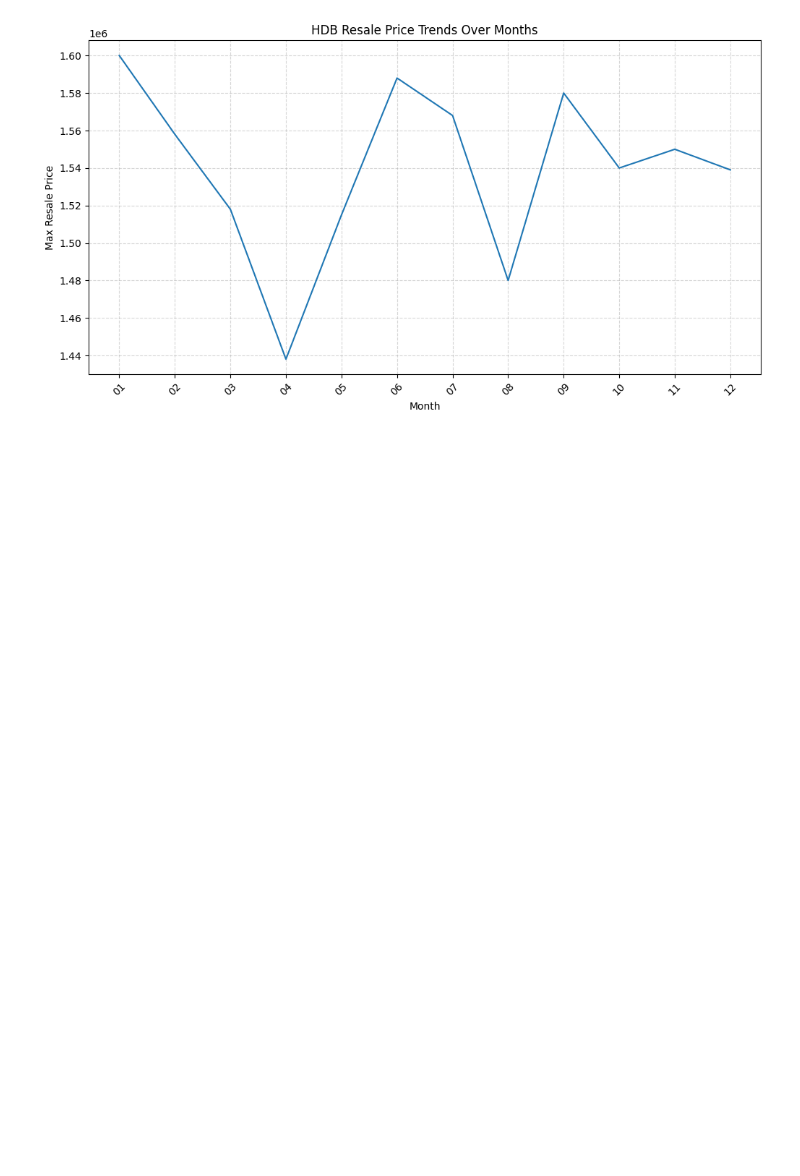
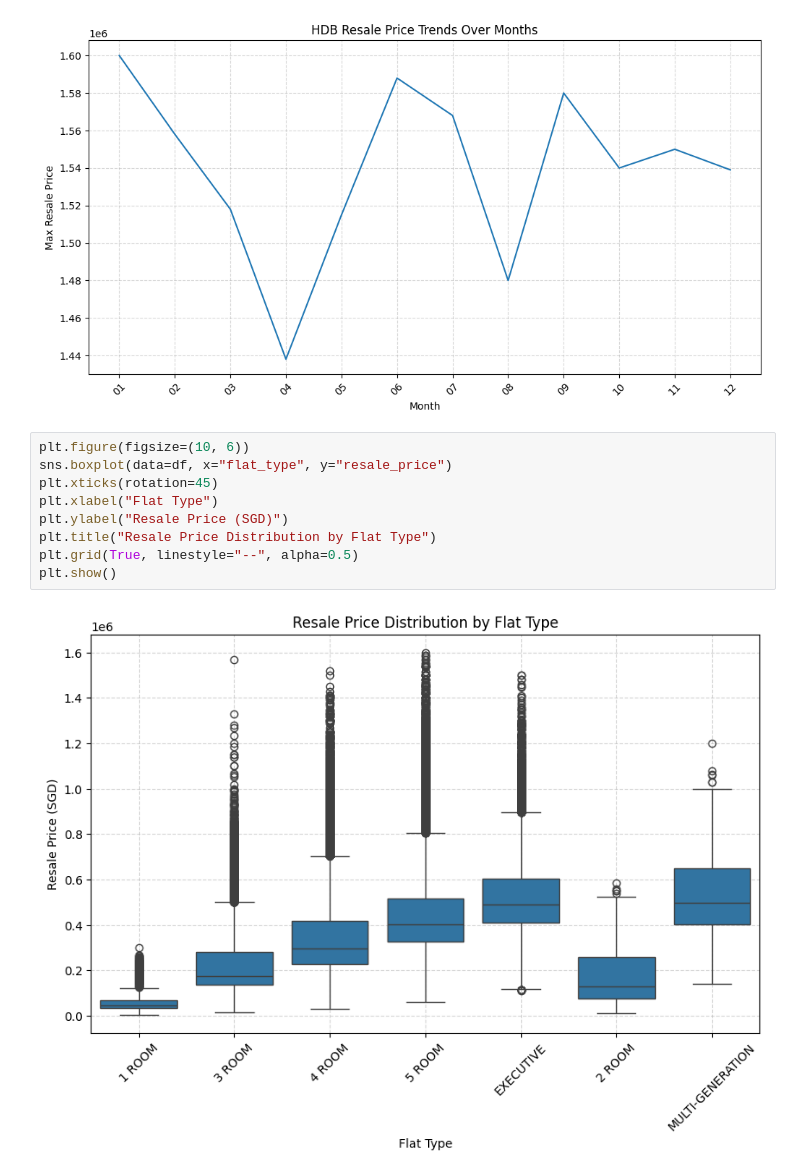
Before and after one commit to BlueSpirit1993/hdb_resale_chat_bot, a Jupyter notebook: notebooks/Hui_Ling/hui_ling_eda.ipynb, the cells around one changed output. Drawn from its saved outputs; the diff is of its cells as text; blank space fills up the shorter version.

```diff
--- a/notebooks/Hui_Ling/hui_ling_eda.ipynb
+++ b/notebooks/Hui_Ling/hui_ling_eda.ipynb
@@ -429,3 +476,14 @@ The `ci` parameter is deprecated. Use `errorbar=None` for the same effect.
 
   sns.lineplot(data=df, x="month", y="resale_price", estimator="max", ci=None)
 [figure]
+# %%
+plt.figure(figsize=(10, 6))
+sns.boxplot(data=df, x="flat_type", y="resale_price")
+plt.xticks(rotation=45)
+plt.xlabel("Flat Type")
+plt.ylabel("Resale Price (SGD)")
+plt.title("Resale Price Distribution by Flat Type")
+plt.grid(True, linestyle="--", alpha=0.5)
+plt.show()
+# %% [output]
+[figure, added]
```
Also changed, not shown: parts of 45 cells of this notebook.
